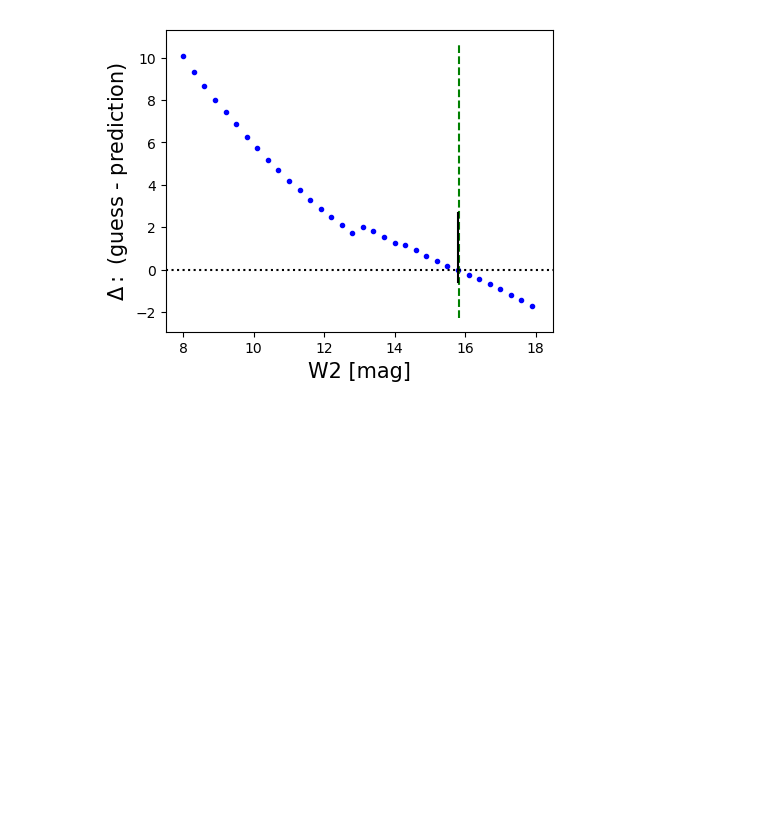
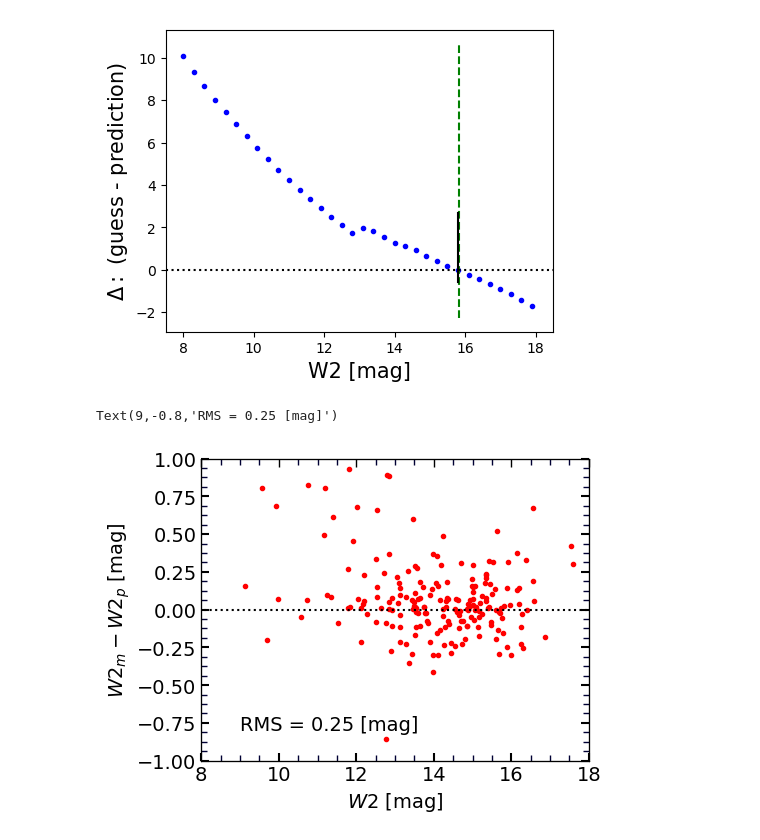
Before and after one commit to jl582/reddening_Ast399, a Jupyter notebook: playing_with_Random_Forest.ipynb, the cells around one changed output. Cells and saved outputs as stored; diff of their text form; code cells hidden in the pictures; blank space fills up the shorter version.

```diff
--- a/playing_with_Random_Forest.ipynb
+++ b/playing_with_Random_Forest.ipynb
@@ -216,3 +216,43 @@ else:
     ax.plot([w2p,w2p], [ylim[0]/4.,ylim[1]/4.], 'k-')
 # %% [output]
 [figure]
+# %%
+W2_lst = []
+w2p_lst = []
+
+for j in range(len(table_tst['pgc'])):
+
+    PGC = table_tst['pgc'][j]
+    W2  = table_tst['w2'][j]
+    INC = table_tst["inc"][j]
+    P0  = table_tst["pc0"][j]
+    M21 = table["m21"][j]
+    M0  = table["logWimx"][j]
+    WBA = table["Wba"][j]
+    R50 = table["R50_w2"][j]
+    def f(w2):
+        return predictor(w2, table_tst, regr, features, output, index=j)
+    ###############################################
+    out = solver(f, 8, 18, threshold=0.001)
+    if out==None:
+        print 'Not solvable ... !!!'
+    else:
+        w2p, N = out
+        w2p=w2p[0]
+        W2_lst.append(W2)
+        w2p_lst.append(w2p)
+    ###############################################
+W2_lst = np.asarray(W2_lst)
+w2p_lst = np.asarray(w2p_lst)
+# %%
+fig = py.figure(figsize=(5, 4), dpi=100)
+ax = fig.add_subplot(111)
+ax.plot(W2_lst, W2_lst-w2p_lst, 'r.')
+ax.set_xlabel(r'$W2$'+' [mag]', fontsize=14)
+ax.set_ylabel(r'$W2_m-W2_p$'+' [mag]', fontsize=14)
+ax.plot([7.5,18.5],[0,0], 'k:')
+set_axes([ax], [8,18], [-1,1])
+ax.text(9,-0.8, 'RMS = '+'%.2f'%np.std(W2_lst-w2p_lst)+' [mag]', fontsize=14, color='k')
+# %% [output]
+Text(9,-0.8,'RMS = 0.25 [mag]')
+[figure, added]
```
Also changed, not shown: parts of 1 cell of this notebook, 1 other file.
